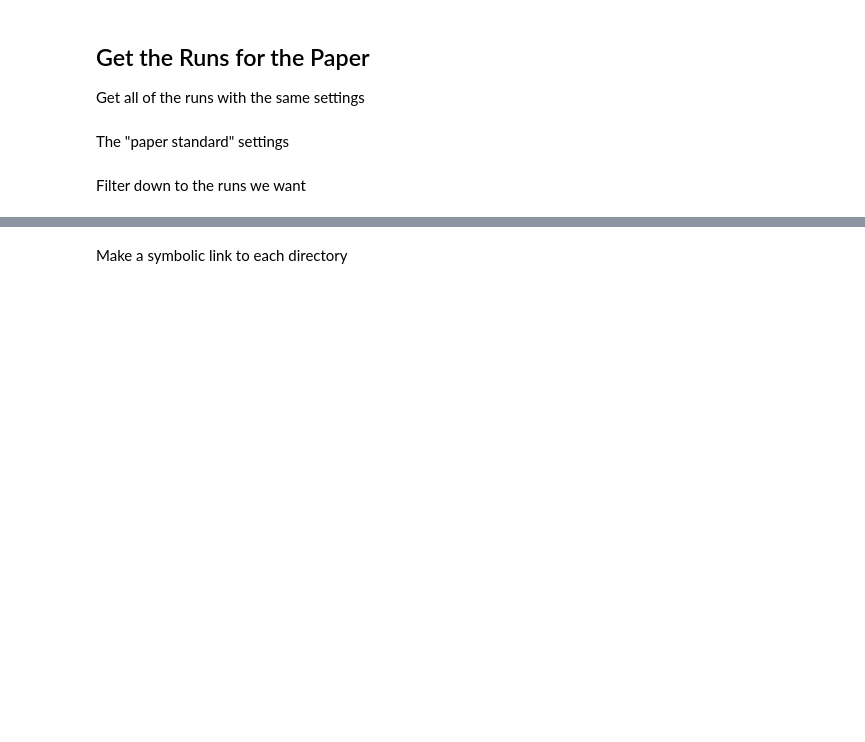
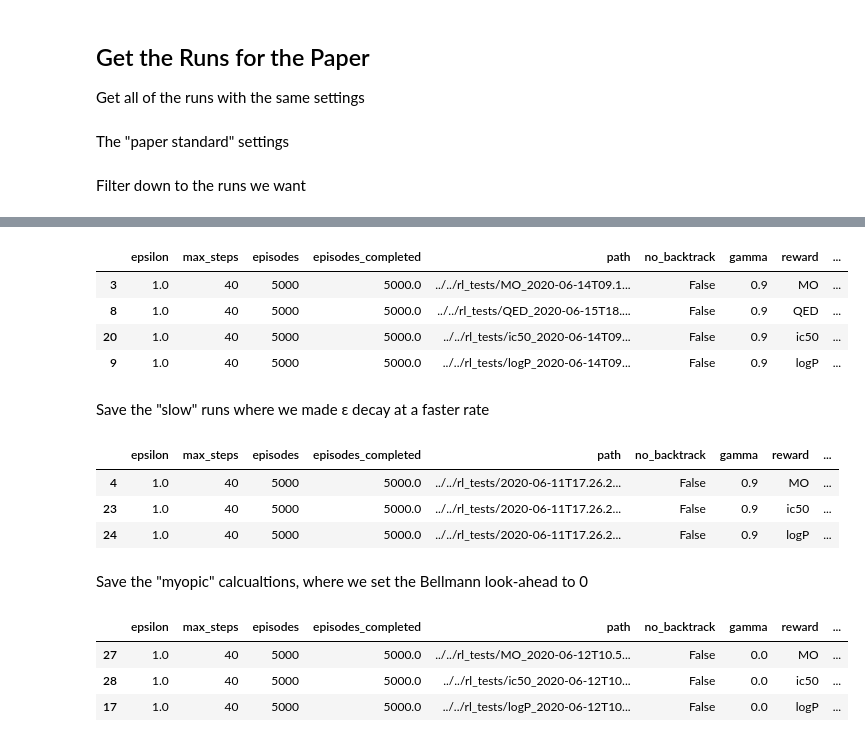
Before and after one commit to exalearn/covid-drug-design, a Jupyter notebook: notebooks/compare-performance/0_evaluate-rl-runs.ipynb, the cells around one changed output, grey strips where cells are left out. Saved outputs shown, nothing was run; the diff lists cells and outputs as text; code cells hidden in the pictures; blank space fills up the shorter version.

```diff
--- a/notebooks/compare-performance/0_evaluate-rl-runs.ipynb
+++ b/notebooks/compare-performance/0_evaluate-rl-runs.ipynb
@@ -194,7 +195,7 @@ The "paper standard" settings
 # %%
 settings = {
     "epsilon": 1.0,
-    "epsilon_decay": 0.995,
+    "epsilon_decay": 0.9995,
     "max_steps": 40,
     "episodes": 5000,
     "q_update_freq": 10,
@@ -219,2 +209,0 @@ prod_runs.drop_duplicates('reward', inplace=True)
-# %% [markdown]
-Make a symbolic link to each directory
@@ -224,9 +210,42 @@ os.makedirs(ref_dir, exist_ok=True)
-# %%
-for i, row in prod_runs.iterrows():
-    if not row['complete']:
-        print(f'Warning: {row["reward"]} is not done')
-    ref_path = os.path.relpath(row['path'], ref_dir)
-    link_path = os.path.join('reference-runs', row['reward'])
-    if os.path.exists(link_path):
-        os.unlink(link_path)
-    os.symlink(ref_path, link_path)
+# %%
+def save_records(settings: dict, out_directory: str):
+    """Save the best runs for a certain setting for all reward functions
+
+    Args:
+        settings (dict): Settigns for the runs
+        out_directory (str): Output directory
+    Returns:
+        (DataFrame) Matched runs
+    """
+
+    # Filter down to the desired settings
+    prod_runs = results.copy()
+    for crit, value in settings.items():
+        prod_runs = prod_runs[~prod_runs[crit].isnull()]
+        prod_runs = prod_runs[prod_runs[crit].apply(json.dumps) == json.dumps(value)]
+
+    # Get one run per reward function
+    prod_runs.sort_values('episodes_completed', ascending=False, inplace=True)
+    prod_runs.drop_duplicates('reward', inplace=True)
+
+    # Make a symbolic link to each directory
+    os.makedirs(out_directory, exist_ok=True)
+    for i, row in prod_runs.iterrows():
+        if not row['complete']:
+            print(f'Warning: {row["reward"]} is not done')
+        ref_path = os.path.relpath(row['path'], out_directory)
+        link_path = os.path.join(out_directory, row['reward'])
+        if os.path.exists(link_path):
+            os.unlink(link_path)
+        os.symlink(ref_path, link_path)
+    return prod_runs.sort_values('reward')
+# %%
+save_records(settings, 'reference-runs')[columns_to_disp]
+# %% [output]
+|  | epsilon | max_steps | episodes | episodes_completed | path | no_backtrack | gamma | reward | ... |
+| 3 | 1.0 | 40 | 5000 | 5000.0 | ../../rl_tests/MO_2020-06-14T09.1... | False | 0.9 | MO | ... |
+| 8 | 1.0 | 40 | 5000 | 5000.0 | ../../rl_tests/QED_2020-06-15T18.... | False | 0.9 | QED | ... |
+| 20 | 1.0 | 40 | 5000 | 5000.0 | ../../rl_tests/ic50_2020-06-14T09... | False | 0.9 | ic50 | ... |
+| 9 | 1.0 | 40 | 5000 | 5000.0 | ../../rl_tests/logP_2020-06-14T09... | False | 0.9 | logP | ... |
+# %% [markdown]
+Save the "slow" runs where we made &epsilon; decay at a faster rate
@@ -232,0 +255,9 @@ for i, row in prod_runs.iterrows():
+# %%
+save_records(greedy, 'greedy-runs')[columns_to_disp]
+# %% [output]
+|  | epsilon | max_steps | episodes | episodes_completed | path | no_backtrack | gamma | reward | ... |
+| 4 | 1.0 | 40 | 5000 | 5000.0 | ../../rl_tests/2020-06-11T17.26.2... | False | 0.9 | MO | ... |
+| 23 | 1.0 | 40 | 5000 | 5000.0 | ../../rl_tests/2020-06-11T17.26.2... | False | 0.9 | ic50 | ... |
+| 24 | 1.0 | 40 | 5000 | 5000.0 | ../../rl_tests/2020-06-11T17.26.2... | False | 0.9 | logP | ... |
+# %% [markdown]
+Save the "myopic" calcualtions, where we set the Bellmann look-ahead to 0
@@ -232,0 +267,7 @@ for i, row in prod_runs.iterrows():
+# %%
+save_records(myopic, 'myopic-runs')[columns_to_disp]
+# %% [output]
+|  | epsilon | max_steps | episodes | episodes_completed | path | no_backtrack | gamma | reward | ... |
+| 27 | 1.0 | 40 | 5000 | 5000.0 | ../../rl_tests/MO_2020-06-12T10.5... | False | 0.0 | MO | ... |
+| 28 | 1.0 | 40 | 5000 | 5000.0 | ../../rl_tests/ic50_2020-06-12T10... | False | 0.0 | ic50 | ... |
+| 17 | 1.0 | 40 | 5000 | 5000.0 | ../../rl_tests/logP_2020-06-12T10... | False | 0.0 | logP | ... |
```
Also changed, not shown: parts of 15 cells of this notebook, 9 other files.
